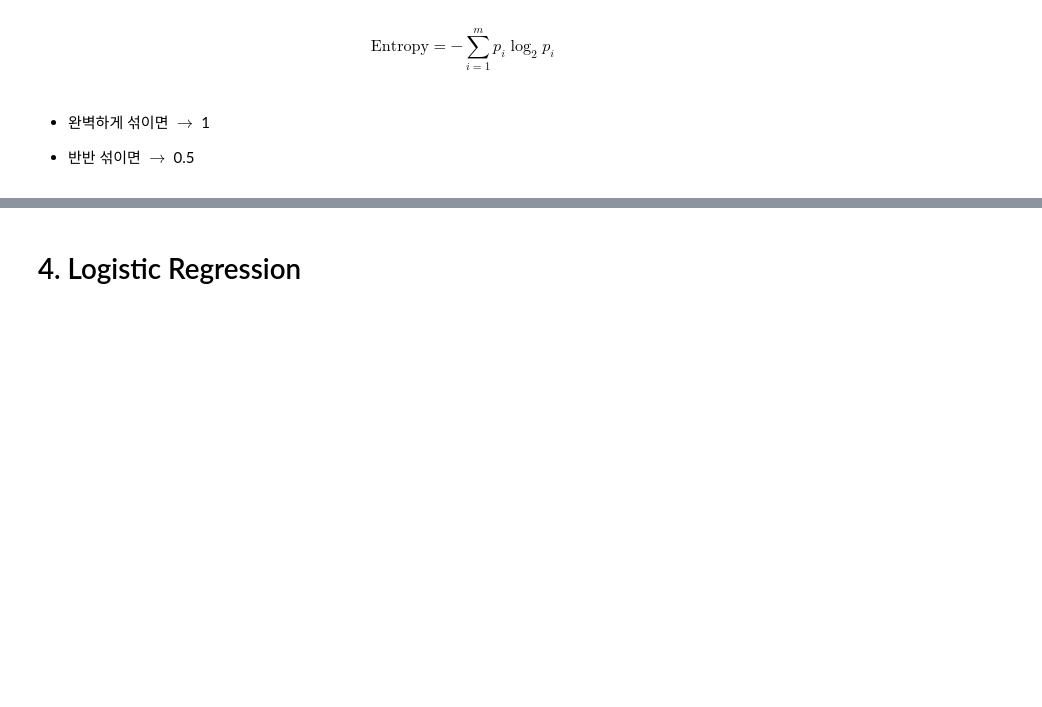
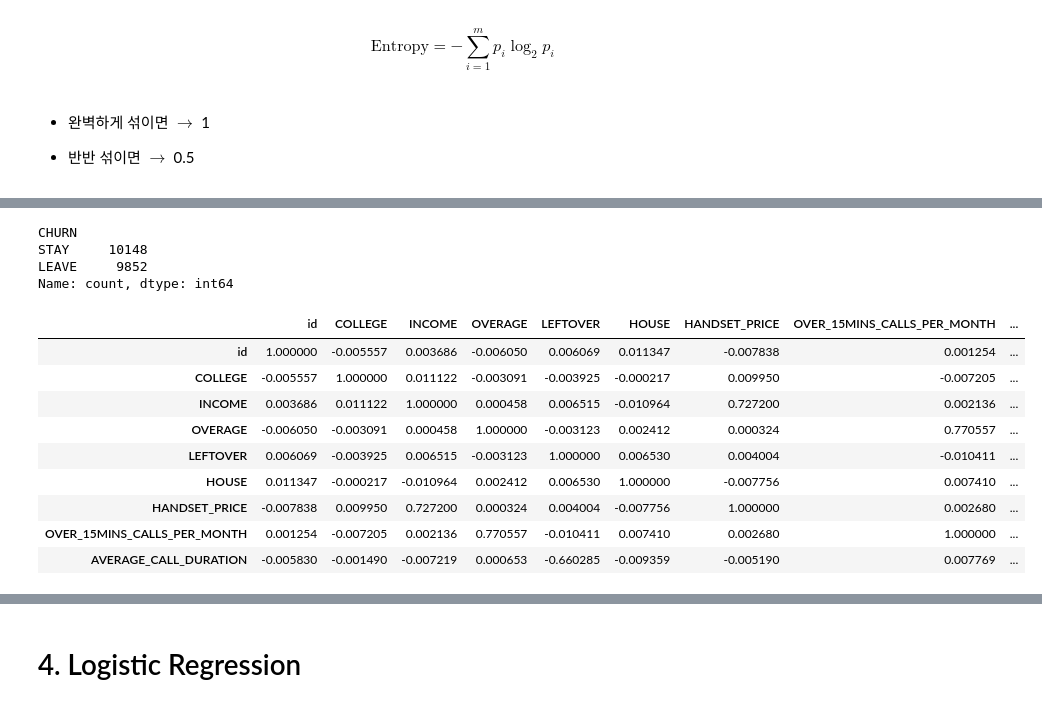
Before and after one commit to gangcheol/mysite2, a Jupyter notebook: posts/DX/04. 머신러닝/2023-09-13-02. 머신러닝 (2).ipynb, the cells around one changed output, grey strips where cells are left out. Cells and saved outputs as stored; diff of their text form; code cells hidden in the pictures; blank space fills up the shorter version.

```diff
--- a/posts/DX/04. 머신러닝/2023-09-13-02. 머신러닝 (2).ipynb
+++ b/posts/DX/04. 머신러닝/2023-09-13-02. 머신러닝 (2).ipynb
@@ -863,0 +1105,4 @@ $$\text {Entropy} = -\sum_{i=1}^m p_i \log_2 p_i$$
+# %%
+# 데이터 읽어오기
+path = 'https://raw.githubusercontent.com/jangrae/csv/master/mobile_cust_churn.csv'
+data = pd.read_csv(path)
@@ -863,0 +1132,20 @@ $$\text {Entropy} = -\sum_{i=1}^m p_i \log_2 p_i$$
+# %%
+data["CHURN"].value_counts()
+# %% [output]
+CHURN
+STAY     10148
+LEAVE     9852
+Name: count, dtype: int64
+# %%
+data.select_dtypes("number").corr()
+# %% [output]
+|  | id | COLLEGE | INCOME | OVERAGE | LEFTOVER | HOUSE | HANDSET_PRICE | OVER_15MINS_CALLS_PER_MONTH | ... |
+| id | 1.000000 | -0.005557 | 0.003686 | -0.006050 | 0.006069 | 0.011347 | -0.007838 | 0.001254 | ... |
+| COLLEGE | -0.005557 | 1.000000 | 0.011122 | -0.003091 | -0.003925 | -0.000217 | 0.009950 | -0.007205 | ... |
+| INCOME | 0.003686 | 0.011122 | 1.000000 | 0.000458 | 0.006515 | -0.010964 | 0.727200 | 0.002136 | ... |
+| OVERAGE | -0.006050 | -0.003091 | 0.000458 | 1.000000 | -0.003123 | 0.002412 | 0.000324 | 0.770557 | ... |
+| LEFTOVER | 0.006069 | -0.003925 | 0.006515 | -0.003123 | 1.000000 | 0.006530 | 0.004004 | -0.010411 | ... |
+| HOUSE | 0.011347 | -0.000217 | -0.010964 | 0.002412 | 0.006530 | 1.000000 | -0.007756 | 0.007410 | ... |
+| HANDSET_PRICE | -0.007838 | 0.009950 | 0.727200 | 0.000324 | 0.004004 | -0.007756 | 1.000000 | 0.002680 | ... |
+| OVER_15MINS_CALLS_PER_MONTH | 0.001254 | -0.007205 | 0.002136 | 0.770557 | -0.010411 | 0.007410 | 0.002680 | 1.000000 | ... |
+| AVERAGE_CALL_DURATION | -0.005830 | -0.001490 | -0.007219 | 0.000653 | -0.660285 | -0.009359 | -0.005190 | 0.007769 | ... |
```
Also changed, not shown: parts of 89 cells of this notebook, 39 other files.
